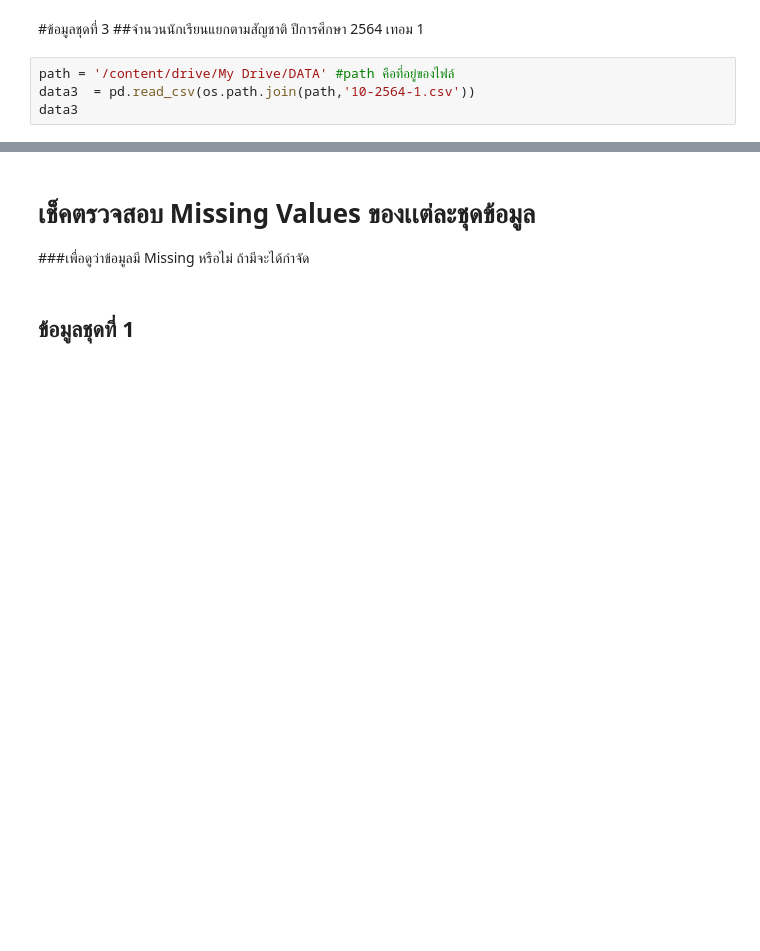
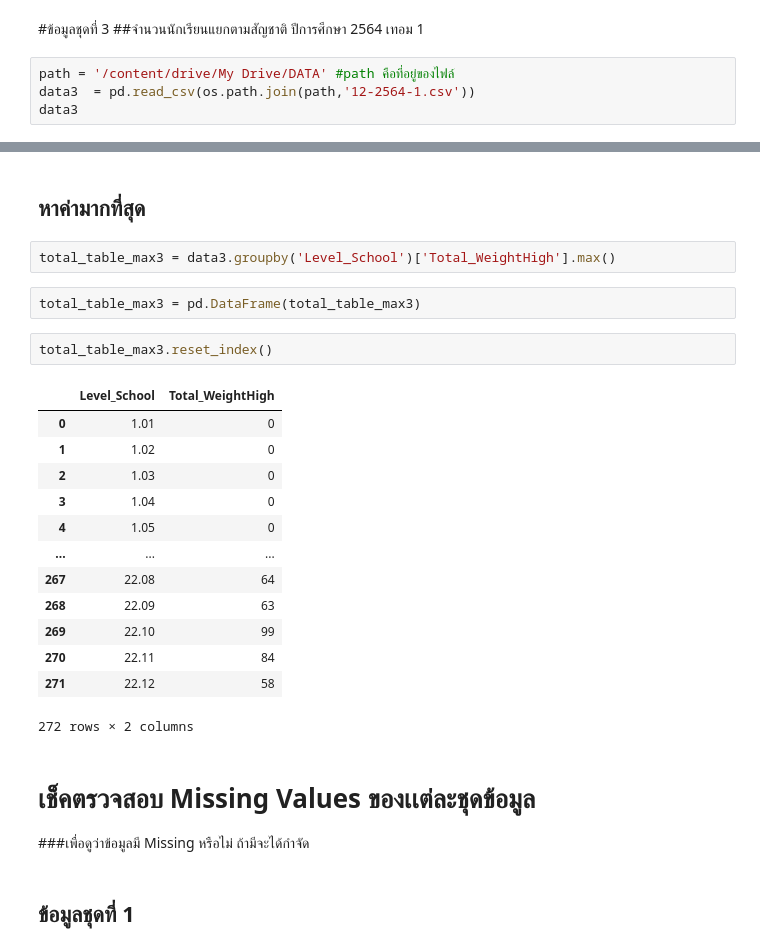
Before and after one commit to Umaporn19/DWDM21, a Jupyter notebook: Project.ipynb, the cells around one changed output, grey strips where cells are left out. Cells and saved outputs as stored; diff of their text form; blank space fills up the shorter version.

```diff
--- a/Project.ipynb
+++ b/Project.ipynb
@@ -92,6 +140,6 @@ data2
 ##จำนวนนักเรียนแยกตามสัญชาติ ปีการศึกษา 2564 เทอม 1
 # %%
 path = '/content/drive/My Drive/DATA' #path คือที่อยู่ของไฟล์
-data3  = pd.read_csv(os.path.join(path,'10-2564-1.csv'))
+data3  = pd.read_csv(os.path.join(path,'12-2564-1.csv'))
 data3
 # %% [output]
@@ -111,3 +159,25 @@ data3
+# %% [markdown]
+## หาค่ามากที่สุด
+# %%
+total_table_max3 = data3.groupby('Level_School')['Total_WeightHigh'].max()
+# %%
+total_table_max3 = pd.DataFrame(total_table_max3)
+# %%
+total_table_max3.reset_index()
+# %% [output]
+|  | Level_School | Total_WeightHigh |
+| 0 | 1.01 | 0 |
+| 1 | 1.02 | 0 |
+| 2 | 1.03 | 0 |
+| 3 | 1.04 | 0 |
+| 4 | 1.05 | 0 |
+| ... | ... | ... |
+| 267 | 22.08 | 64 |
+| 268 | 22.09 | 63 |
+| 269 | 22.10 | 99 |
+| 270 | 22.11 | 84 |
+| 271 | 22.12 | 58 |
+272 rows × 2 columns
 # %% [markdown]
 # เช็คตรวจสอบ Missing Values ของเเต่ละชุดข้อมูล
 ###เพื่อดูว่าข้อมูลมี Missing หรือไม่ ถ้ามีจะได้กำจัด
```
Also changed, not shown: parts of 15 cells of this notebook.
